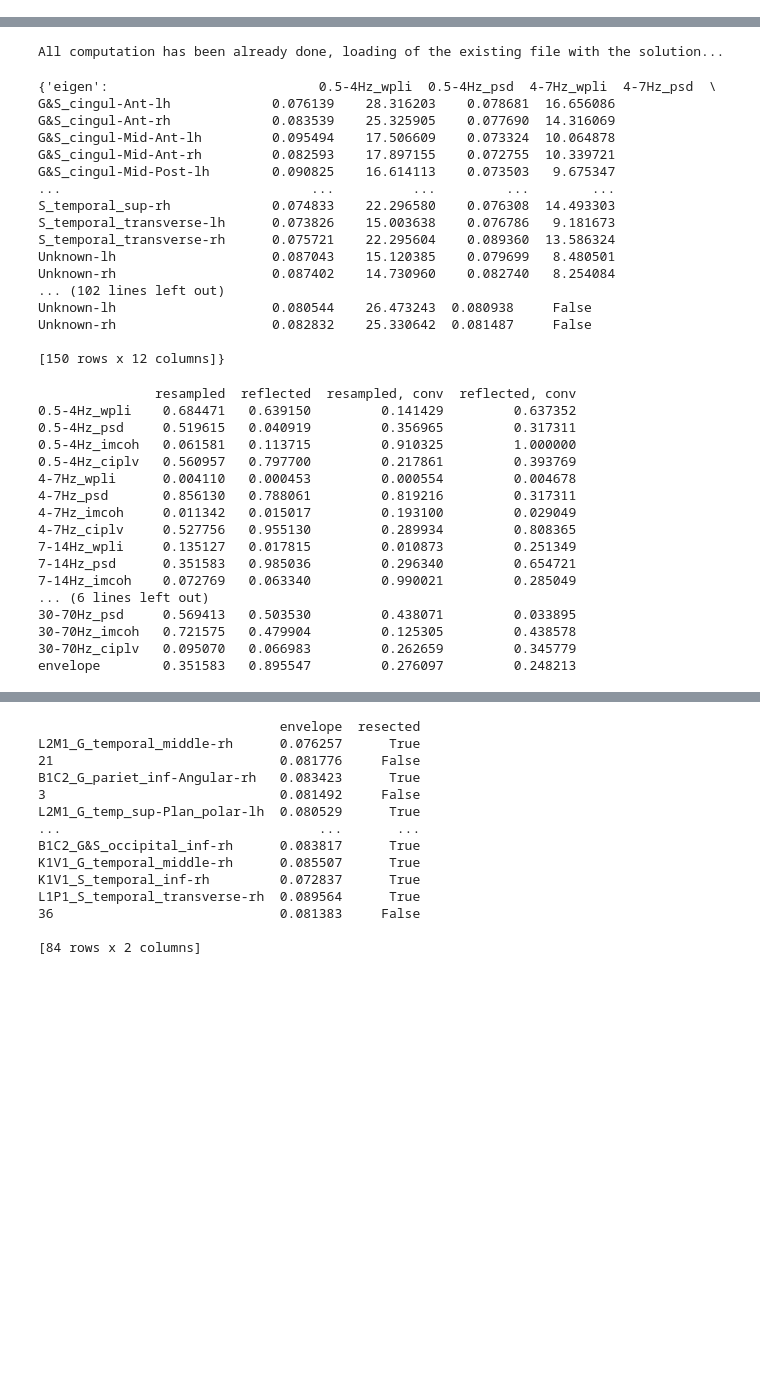
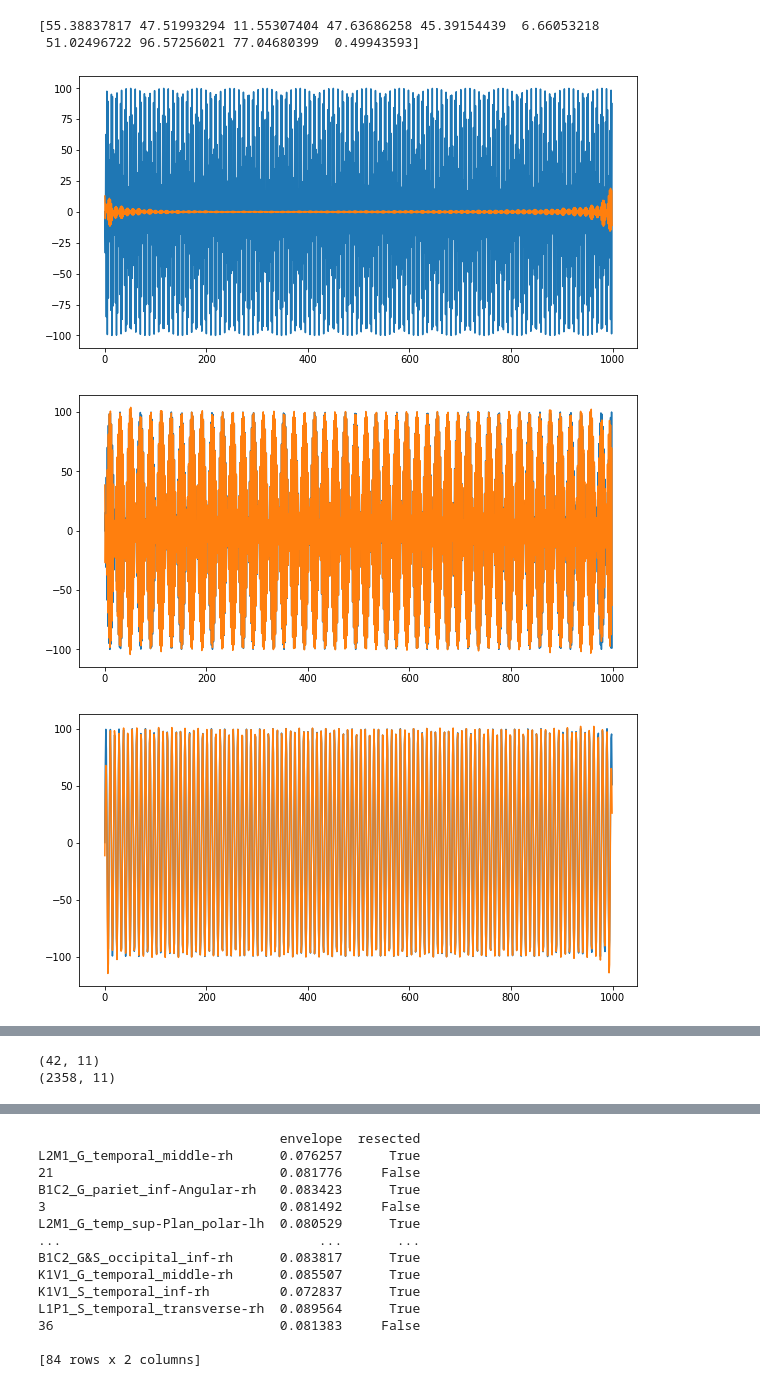
Before and after one commit to 1101AlexZab1011/NodesEstimation, a Jupyter notebook: pipeline.ipynb, the cells around one changed output, grey strips where cells are left out. Drawn from its saved outputs; the diff is of its cells as text; code cells hidden in the pictures; blank space fills up the shorter version.

```diff
--- a/pipeline.ipynb
+++ b/pipeline.ipynb
@@ -106,0 +47,24 @@ Unknown-rh                         0.0    15.564027       0.0     False
+# %%
+fs = 100
+t = np.linspace(0, 1000 / fs, 1000, endpoint=False)
+fs = 100*np.random.rand(10) # Signal
+print(fs)
+for f in fs:
+    dt = 1/f
+    s = 100 * np.sin(2*np.pi*f*t)
+    W = fftfreq(s.size, d=dt)
+    f_signal = rfft(s)
+
+    cut_f_signal = f_signal.copy()
+    cut_f_signal[(np.abs(W)<1)], cut_f_signal[(np.abs(W)>5)] = (0, 0)
+    cs = irfft(cut_f_signal)
+
+    fig = plt.figure(figsize=(10,5))
+    plt.plot(s)
+    plt.plot(cs)
+# %% [output]
+[55.38837817 47.51993294 11.55307404 47.63686258 45.39154439  6.66053218
+ 51.02496722 96.57256021 77.04680399  0.49943593]
+[figure, added]
+[figure, added]
+[figure, added]
@@ -107,11 +78,13 @@ Unknown-rh                         0.0    15.564027       0.0     False
 # %%
+
 subjects = pipeline(
     methods=['wpli', 'psd', 'envelope'],
     freq_bands=[(0.5, 4), (4, 7), (7, 14), (14, 30), (30, 70)],
     centrality_metrics=['eigen', 'close', 'between']
 )
+for subject in subjects:
+    print(subject.name)
+print(len(subjects))
-# %% [output]
-All computation has been already done, loading of the existing file with the solution...
 # %%
 #     s2 = subject.dataset['4-7Hz_imcoh']
 #     print(s1.corr(s2))
@@ -119,26 +92,12 @@ All computation has been already done, loading of the existing file with the sol
 stat1 = SubjectsStatistic(subjects, 'resected', centrality_metric='eigen')
 stat2 = SubjectsStatistic(subjects, 'resected', centrality_metric='close')
 stat3 = SubjectsStatistic(subjects, 'resected', centrality_metric='between')
-# %%
-print(subjects[0].dataset)
-# %% [output]
-{'eigen':                           0.5-4Hz_wpli  0.5-4Hz_psd  4-7Hz_wpli  4-7Hz_psd  \
-G&S_cingul-Ant-lh             0.076139    28.316203    0.078681  16.656086
-G&S_cingul-Ant-rh             0.083539    25.325905    0.077690  14.316069
-G&S_cingul-Mid-Ant-lh         0.095494    17.506609    0.073324  10.064878
-G&S_cingul-Mid-Ant-rh         0.082593    17.897155    0.072755  10.339721
-G&S_cingul-Mid-Post-lh        0.090825    16.614113    0.073503   9.675347
-...                                ...          ...         ...        ...
-S_temporal_sup-rh             0.074833    22.296580    0.076308  14.493303
-S_temporal_transverse-lh      0.073826    15.003638    0.076786   9.181673
-S_temporal_transverse-rh      0.075721    22.295604    0.089360  13.586324
-Unknown-lh                    0.087043    15.120385    0.079699   8.480501
-Unknown-rh                    0.087402    14.730960    0.082740   8.254084
-... (102 lines left out)
-Unknown-lh                    0.080544    26.473243  0.080938     False
-Unknown-rh                    0.082832    25.330642  0.081487     False
-
-[150 rows x 12 columns]}
+# %%
+print(stat1.datasets['true'].shape)
+print(stat1.datasets['false'].shape)
+# %% [output]
+(42, 11)
+(2358, 11)
 # %%
 test11 = stat1.test(state='resampled')
 test12 = stat1.test(state='reflected')
@@ -159,27 +118,9 @@ test_samples = np.array([
 ])
 
 df = pd.DataFrame(test_samples, columns=list(test11.result.keys()), index=[
-    'resampled', 'reflected', 'resampled, conv', 'reflected, conv'
+    'resampled, eigen', 'reflected, eigen', 'resampled, close', 'reflected, close'
 ]).T
 print(df)
-# %% [output]
-               resampled  reflected  resampled, conv  reflected, conv
-0.5-4Hz_wpli    0.684471   0.639150         0.141429         0.637352
-0.5-4Hz_psd     0.519615   0.040919         0.356965         0.317311
-0.5-4Hz_imcoh   0.061581   0.113715         0.910325         1.000000
-0.5-4Hz_ciplv   0.560957   0.797700         0.217861         0.393769
-4-7Hz_wpli      0.004110   0.000453         0.000554         0.004678
-4-7Hz_psd       0.856130   0.788061         0.819216         0.317311
-4-7Hz_imcoh     0.011342   0.015017         0.193100         0.029049
-4-7Hz_ciplv     0.527756   0.955130         0.289934         0.808365
-7-14Hz_wpli     0.135127   0.017815         0.010873         0.251349
-7-14Hz_psd      0.351583   0.985036         0.296340         0.654721
-7-14Hz_imcoh    0.072769   0.063340         0.990021         0.285049
-... (6 lines left out)
-30-70Hz_psd     0.569413   0.503530         0.438071         0.033895
-30-70Hz_imcoh   0.721575   0.479904         0.125305         0.438578
-30-70Hz_ciplv   0.095070   0.066983         0.262659         0.345779
-envelope        0.351583   0.895547         0.276097         0.248213
 # %%
 test11 = stat1.test(state='resampled', test='mannwhitneyu')
 test12 = stat1.test(state='reflected', test='mannwhitneyu')
```
Also changed, not shown: parts of 14 cells of this notebook, 26 other files.
